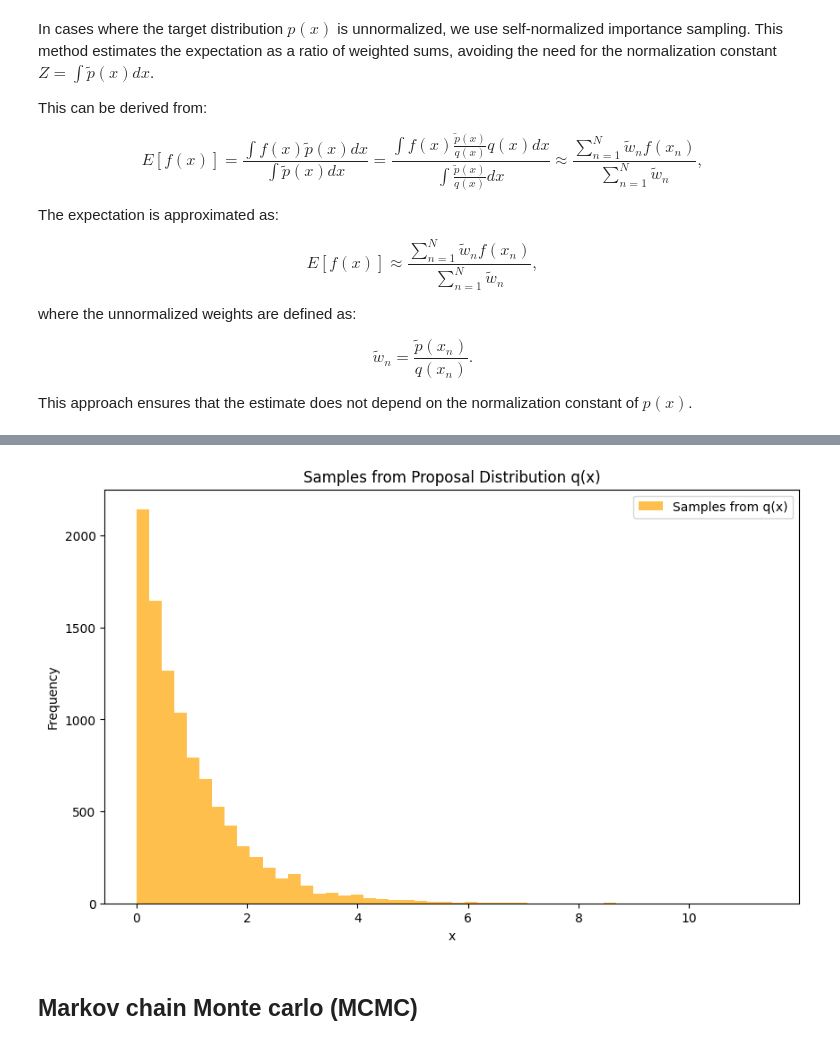
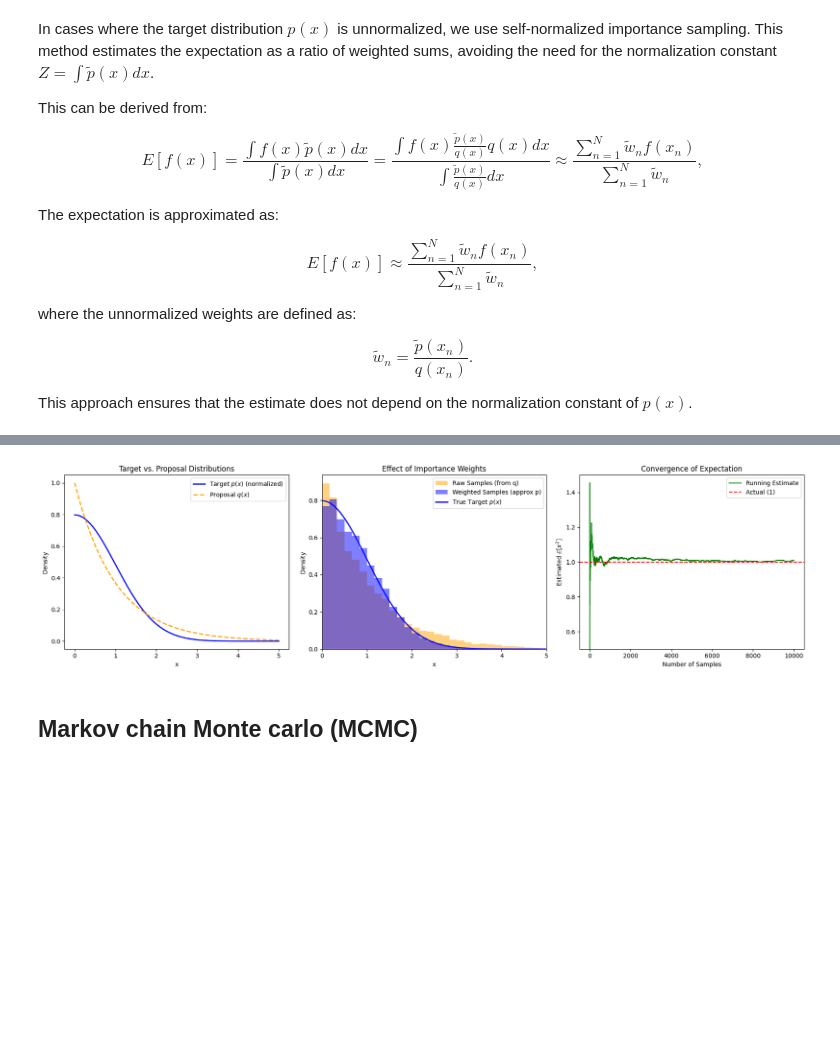
Before and after one commit to 44REAM/data-science-lectures, a Jupyter notebook: machine_learning/probabilistic_inference/prob_infer.ipynb, the cells around one changed output, grey strips where cells are left out. Saved outputs shown, nothing was run; the diff lists cells and outputs as text; code cells hidden in the pictures; blank space fills up the shorter version.

```diff
--- a/machine_learning/probabilistic_inference/prob_infer.ipynb
+++ b/machine_learning/probabilistic_inference/prob_infer.ipynb
@@ -331,17 +331,59 @@ Estimated expectation using self-normalized importance sampling: 0.9796818166380
 Actual expectation: 1
-# %%
-
-
-# Visualizing the samples
-plt.figure(figsize=(10, 6))
-plt.hist(samples, bins=50, color='orange', alpha=0.7, label='Samples from q(x)')
-plt.title('Samples from Proposal Distribution q(x)')
-plt.xlabel('x')
-plt.ylabel('Frequency')
-plt.legend()
-plt.show()
-# %% [output]
-[figure, removed]
+# %%
+# --- VISUALIZATION CONTINUED ---
+
+# 1. Set up a 1x3 grid for our plots
+fig, axes = plt.subplots(1, 3, figsize=(18, 5))
+
+# Generate x values for plotting continuous distributions
+x_plot = np.linspace(0, 5, 500)
+p_plot_unnormalized = unnormalized_p(x_plot)
+
+# To visualize p(x) correctly against q(x), we'll approximate its normalizing constant
+# over the positive domain [0, inf) so we can plot it as a proper density.
+Z_approx = np.trapz(p_plot_unnormalized, x_plot)
+p_plot_normalized = p_plot_unnormalized / Z_approx
+q_plot = q(x_plot)
+
+# --- Subplot 1: Target vs. Proposal Distributions ---
+axes[0].plot(x_plot, p_plot_normalized, label=r'Target $p(x)$ (normalized)', color='blue', lw=2)
+axes[0].plot(x_plot, q_plot, label=r'Proposal $q(x)$', color='orange', linestyle='--', lw=2)
+axes[0].set_title("Target vs. Proposal Distributions")
+axes[0].set_xlabel("x")
+axes[0].set_ylabel("Density")
+axes[0].legend()
+
+# --- Subplot 2: Histogram of Raw vs. Weighted Samples ---
+# Raw samples from the exponential proposal
+axes[1].hist(samples, bins=50, density=True, alpha=0.5, color='orange', label='Raw Samples (from q)')
+# Samples weighted to approximate the normal target
+axes[1].hist(samples, bins=50, weights=normalized_weights, density=True, alpha=0.5, color='blue', label='Weighted Samples (approx p)')
+axes[1].plot(x_plot, p_plot_normalized, color='blue', lw=2, label=r'True Target $p(x)$')
+axes[1].set_title("Effect of Importance Weights")
+axes[1].set_xlabel("x")
+axes[1].set_ylabel("Density")
+axes[1].set_xlim(0, 5)
+axes[1].legend()
+
+# --- Subplot 3: Convergence of the Expectation ---
+# Recompute running unnormalized weights to calculate the running estimate properly
+unnormalized_w = unnormalized_p(samples) / q(samples)
+running_sum_w = np.cumsum(unnormalized_w)
+running_sum_wf = np.cumsum(unnormalized_w * f(samples))
+running_estimate = running_sum_wf / running_sum_w
+
+axes[2].plot(np.arange(1, num_samples + 1), running_estimate, label='Running Estimate', color='green')
+axes[2].axhline(actual_expectation, color='red', linestyle='--', label=f'Actual ({actual_expectation})')
+axes[2].set_title("Convergence of Expectation")
+axes[2].set_xlabel("Number of Samples")
+axes[2].set_ylabel(r"Estimated $\mathbb{E}[x^2]$")
+axes[2].set_ylim(0.5, 1.5) # Zoomed in to see convergence behavior
+axes[2].legend()
+
+plt.tight_layout()
+plt.show()
+# %% [output]
+[figure, added]
 # %% [markdown]
 ## Markov chain Monte carlo (MCMC)
 # %% [markdown]
```
Also changed, not shown: parts of 3 cells of this notebook.
